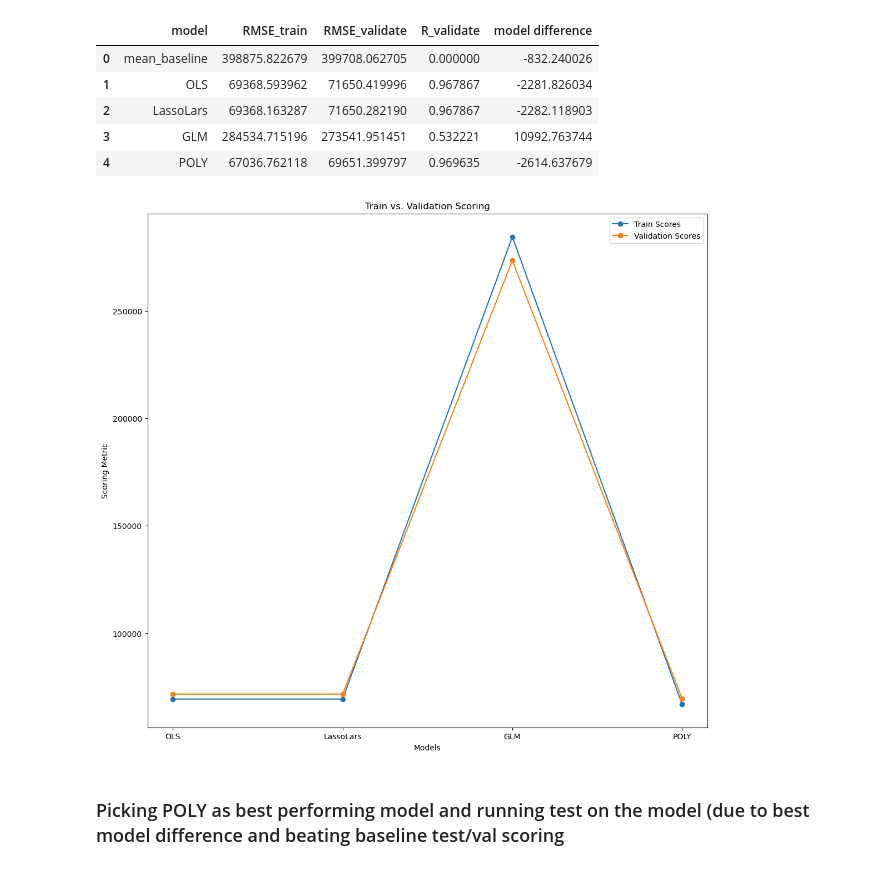
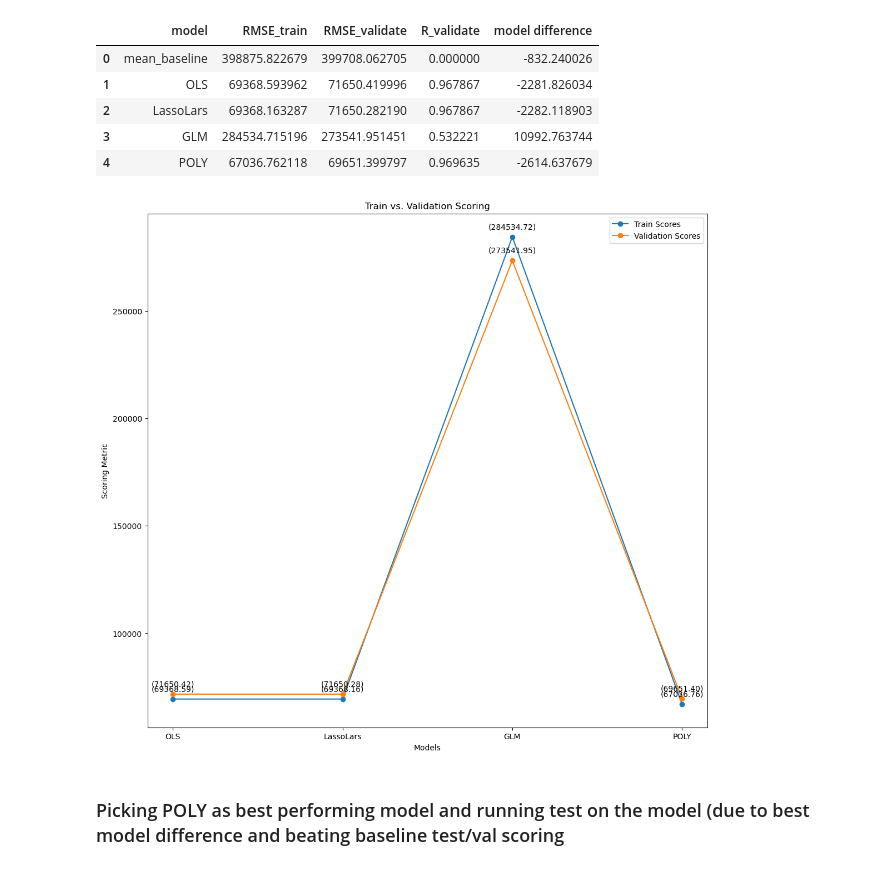
Before and after one commit to JonathanTWare/regression-exercises, a Jupyter notebook: modeling.ipynb, the cells around one changed output. Drawn from its saved outputs; the diff is of its cells as text; code cells hidden in the pictures.

Commit message:
added visual describing model scoring differences

```diff
--- a/modeling.ipynb
+++ b/modeling.ipynb
@@ -335,22 +335,26 @@ df
 # %%
 
 plt.figure(figsize= (13,12))
 models = ['OLS', 'LassoLars', 'GLM','POLY']
 train_scores = [69368.593962, 69368.163287,284534.715196, 67036.762118]
 valid_scores = [71650.419996, 71650.282190,273541.951451,69651.399797]
 
 plt.plot(models, train_scores, marker='o', label='Train Scores')
 plt.plot(models, valid_scores, marker='o', label='Validation Scores')
 
 plt.xlabel('Models')
 plt.ylabel('Scoring Metric')
 plt.title('Train vs. Validation Scoring')
 
+for i, model in enumerate(models):
+    plt.annotate(f"({train_scores[i]:.2f})", (model, train_scores[i]), textcoords="offset points", xytext=(0,10), ha='center')
+    plt.annotate(f"({valid_scores[i]:.2f})", (model, valid_scores[i]), textcoords="offset points", xytext=(0,10), ha='center')
+
 plt.legend()
 
 plt.show()
 # %% [output]
-[figure, old version]
+[figure, new version]
 # %% [markdown]
 ### Picking POLY as best performing model and running test on the model (due to best model difference and beating baseline test/val scoring
 # %%
```
